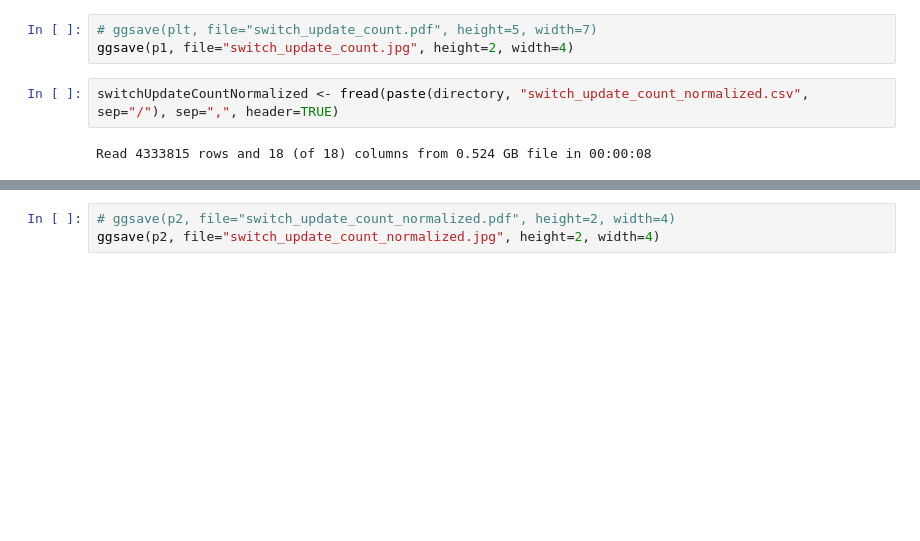
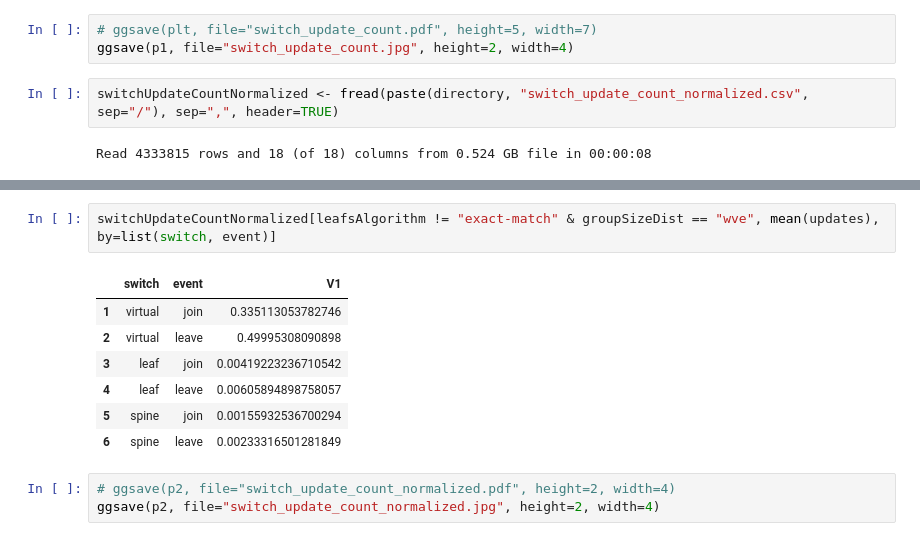
Before and after one commit to Elmo-MCast/numerical-evals, a Jupyter notebook: notebooks/1-25-2018/baseerat-1M-dynamic-plots (R).ipynb, the cells around one changed output, grey strips where cells are left out. Cells and saved outputs as stored; diff of their text form; blank space fills up the shorter version.

```diff
--- a/notebooks/1-25-2018/baseerat-1M-dynamic-plots (R).ipynb
+++ b/notebooks/1-25-2018/baseerat-1M-dynamic-plots (R).ipynb
@@ -86,3 +69,13 @@ p2
+# %%
+switchUpdateCountNormalized[leafsAlgorithm != "exact-match" & groupSizeDist == "wve", mean(updates), by=list(switch, event)]
+# %% [output]
+|  | switch | event | V1 |
+| 1 | virtual | join | 0.335113053782746 |
+| 2 | virtual | leave | 0.49995308090898 |
+| 3 | leaf | join | 0.00419223236710542 |
+| 4 | leaf | leave | 0.00605894898758057 |
+| 5 | spine | join | 0.00155932536700294 |
+| 6 | spine | leave | 0.00233316501281849 |
 # %%
 # ggsave(p2, file="switch_update_count_normalized.pdf", height=2, width=4)
 ggsave(p2, file="switch_update_count_normalized.jpg", height=2, width=4)
```
Also changed, not shown: parts of 3 cells of this notebook, 31 other files.
